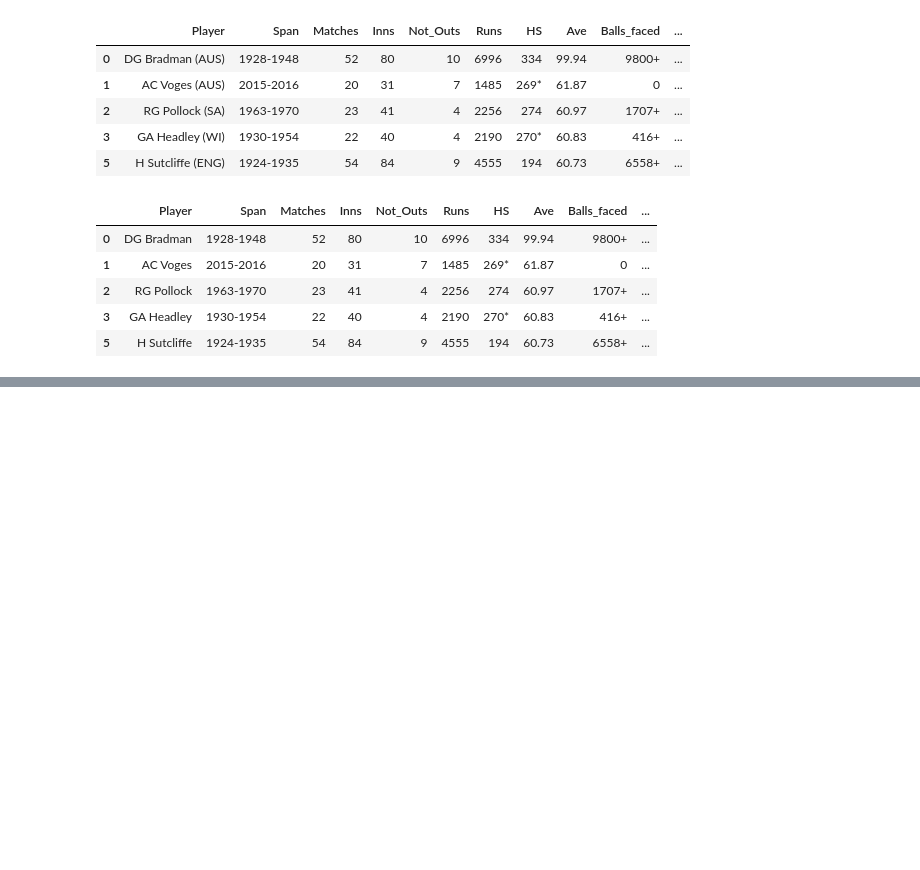
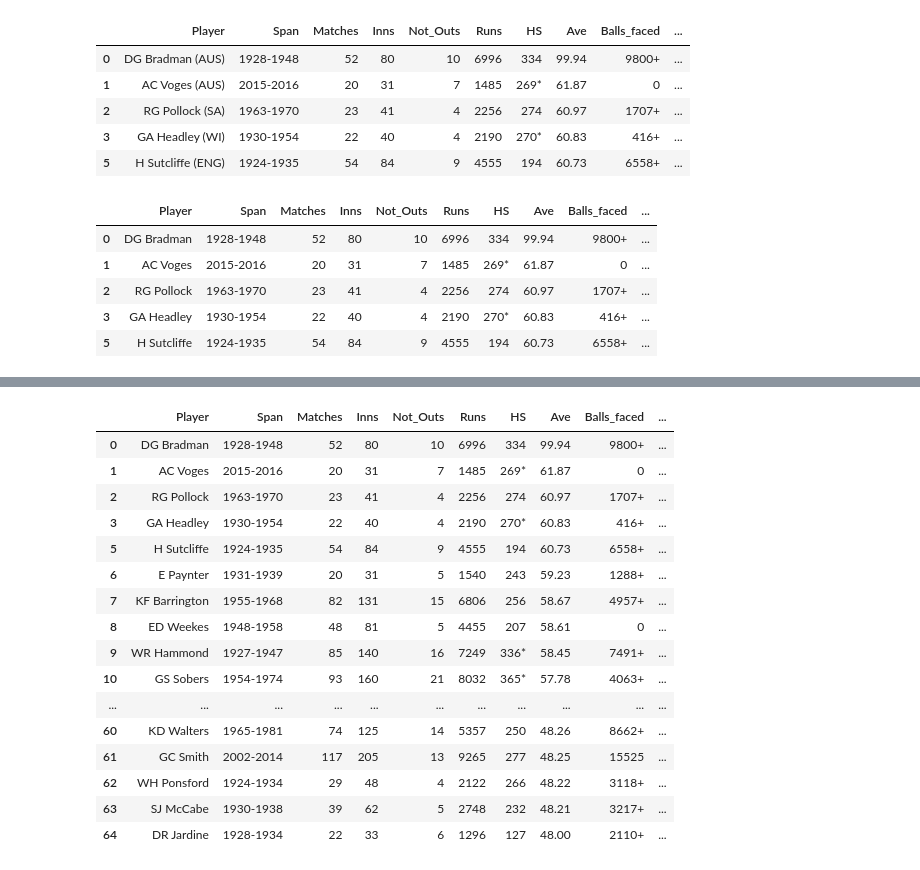
Before and after one commit to sandeep897663/jupter, a Jupyter notebook: sandy-data-cleaning.ipynb, the cells around one changed output, grey strips where cells are left out. Cells and saved outputs as stored; diff of their text form; code cells hidden in the pictures; blank space fills up the shorter version.

```diff
--- a/sandy-data-cleaning.ipynb
+++ b/sandy-data-cleaning.ipynb
@@ -223,0 +247,22 @@ df.head()
+# %%
+pd.set_option('display.max_rows', None)
+# %%
+df
+# %% [output]
+|  | Player | Span | Matches | Inns | Not_Outs | Runs | HS | Ave | Balls_faced | ... |
+| 0 | DG Bradman | 1928-1948 | 52 | 80 | 10 | 6996 | 334 | 99.94 | 9800+ | ... |
+| 1 | AC Voges | 2015-2016 | 20 | 31 | 7 | 1485 | 269* | 61.87 | 0 | ... |
+| 2 | RG Pollock | 1963-1970 | 23 | 41 | 4 | 2256 | 274 | 60.97 | 1707+ | ... |
+| 3 | GA Headley | 1930-1954 | 22 | 40 | 4 | 2190 | 270* | 60.83 | 416+ | ... |
+| 5 | H Sutcliffe | 1924-1935 | 54 | 84 | 9 | 4555 | 194 | 60.73 | 6558+ | ... |
+| 6 | E Paynter | 1931-1939 | 20 | 31 | 5 | 1540 | 243 | 59.23 | 1288+ | ... |
+| 7 | KF Barrington | 1955-1968 | 82 | 131 | 15 | 6806 | 256 | 58.67 | 4957+ | ... |
+| 8 | ED Weekes | 1948-1958 | 48 | 81 | 5 | 4455 | 207 | 58.61 | 0 | ... |
+| 9 | WR Hammond | 1927-1947 | 85 | 140 | 16 | 7249 | 336* | 58.45 | 7491+ | ... |
+| 10 | GS Sobers | 1954-1974 | 93 | 160 | 21 | 8032 | 365* | 57.78 | 4063+ | ... |
+| ... | ... | ... | ... | ... | ... | ... | ... | ... | ... | ... |
+| 60 | KD Walters | 1965-1981 | 74 | 125 | 14 | 5357 | 250 | 48.26 | 8662+ | ... |
+| 61 | GC Smith | 2002-2014 | 117 | 205 | 13 | 9265 | 277 | 48.25 | 15525 | ... |
+| 62 | WH Ponsford | 1924-1934 | 29 | 48 | 4 | 2122 | 266 | 48.22 | 3118+ | ... |
+| 63 | SJ McCabe | 1930-1938 | 39 | 62 | 5 | 2748 | 232 | 48.21 | 3217+ | ... |
+| 64 | DR Jardine | 1928-1934 | 22 | 33 | 6 | 1296 | 127 | 48.00 | 2110+ | ... |
```
Also changed, not shown: parts of 34 cells of this notebook.
